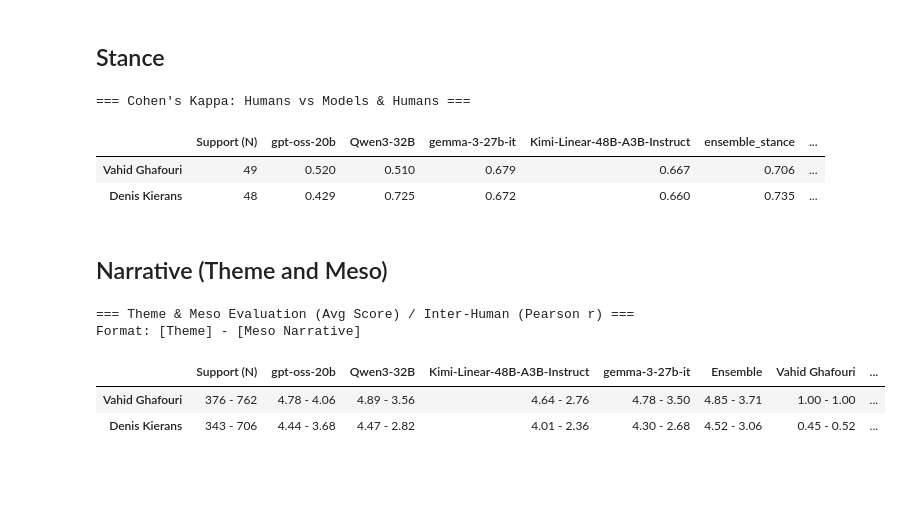
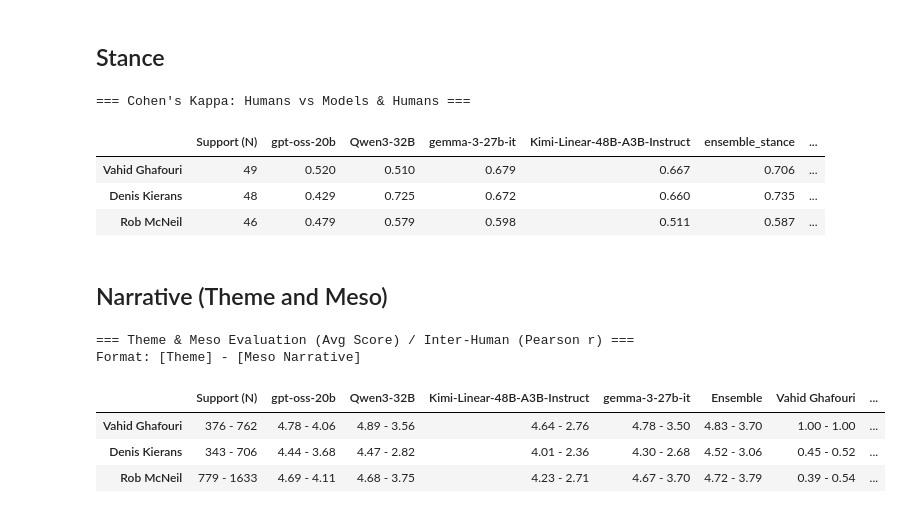
Before and after one commit to oii-seeing-migration/MigNar_FrontEnd_Streamlit, a Jupyter notebook: validation_and_model_comparison.ipynb, the cells around one changed output. Saved outputs shown, nothing was run; the diff lists cells and outputs as text; code cells hidden in the pictures; blank space fills up the shorter version.

```diff
--- a/validation_and_model_comparison.ipynb
+++ b/validation_and_model_comparison.ipynb
@@ -515,7 +515,8 @@ LLM_MODELS = [
     "gpt-oss-20b",
     "Qwen3-32B",
     "gemma-3-27b-it",
-    "Kimi-Linear-48B-A3B-Instruct"
+    "Kimi-Linear-48B-A3B-Instruct",
+    "Ensemble",
 ]
 
 
@@ -639,7 +640,7 @@ meso_slice = meso_df[
     (~meso_df["source_domain"].str.contains("UK Parliament", na=False))
 ].copy()
 
-summary_df, long_df = pro_anti_breakdown_by_model(meso_slice, include_ensemble=False)
+summary_df, long_df = pro_anti_breakdown_by_model(meso_slice, include_ensemble=True)
 
 def article_counts_from_stance(stance_df: pd.DataFrame, meso_slice: pd.DataFrame) -> pd.DataFrame:
     """
@@ -1045,7 +1164,7 @@ load_dotenv()
 DATA_DIR = os.path.expanduser("./data/")
 
 # --- MACROS ---
-INCLUDED_ANNOTATORS = ['Vahid Ghafouri', 'Denis Kierans']
+INCLUDED_ANNOTATORS = ['Vahid Ghafouri', 'Denis Kierans', 'Rob McNeil']
 SOURCE_TABLES_INCLUDED = ['uk_parliament_contributions']#, 'articles']
 # --------------
 
@@ -1135,6 +1254,7 @@ display(unified_df)
 |  | Support (N) | gpt-oss-20b | Qwen3-32B | gemma-3-27b-it | Kimi-Linear-48B-A3B-Instruct | ensemble_stance | ... |
 | Vahid Ghafouri | 49 | 0.520 | 0.510 | 0.679 | 0.667 | 0.706 | ... |
 | Denis Kierans | 48 | 0.429 | 0.725 | 0.672 | 0.660 | 0.735 | ... |
+| Rob McNeil | 46 | 0.479 | 0.579 | 0.598 | 0.511 | 0.587 | ... |
 # %% [markdown]
 ## Narrative (Theme and Meso)
 # %%
@@ -1149,7 +1269,7 @@ load_dotenv()
 DATA_DIR = os.path.expanduser("./data/")
 
 # --- MACROS ---
-INCLUDED_ANNOTATORS = ['Vahid Ghafouri', 'Denis Kierans']
+INCLUDED_ANNOTATORS = ['Vahid Ghafouri', 'Denis Kierans', 'Rob McNeil']
 # --------------
 
 # 1. Load & clean Data
@@ -1227,32 +1347,33 @@ for row_user in users:
         meso_overlap = overlap.drop_duplicates(subset=['article_id', 'model', 'meso_narrative'])
 
         if len(theme_overlap) > 1:
             t_row, t_col = theme_overlap['score_theme_row'], theme_overlap['score_theme_col']
             corr_theme, _ = pearsonr(t_row, t_col) if (t_row.nunique() > 1 and t_col.nunique() > 1) else (np.nan, None)
             str_theme = f"{corr_theme:.2f}" if not np.isnan(corr_theme) else "N/A"
         else:
             str_theme = "-.00"
 
         if len(meso_overlap) > 1:
             m_row, m_col = meso_overlap['score_meso_row'], meso_overlap['score_meso_col']
             corr_meso, _ = pearsonr(m_row, m_col) if (m_row.nunique() > 1 and m_col.nunique() > 1) else (np.nan, None)
             str_meso = f"{corr_meso:.2f}" if not np.isnan(corr_meso) else "N/A"
         else:
             str_meso = "-.00"
 
         if str_theme == "-.00" and str_meso == "-.00":
             unified_df.loc[row_user, col_user] = "- - -"
         else:
             str_theme = str_theme if str_theme != "-.00" else "N/A"
             str_meso  = str_meso if str_meso != "-.00" else "N/A"
             unified_df.loc[row_user, col_user] = f"{str_theme} - {str_meso}"
 
 print("=== Theme & Meso Evaluation (Avg Score) / Inter-Human (Pearson r) ===")
 print("Format: [Theme] - [Meso Narrative]")
 display(unified_df)
 # %% [output]
 === Theme & Meso Evaluation (Avg Score) / Inter-Human (Pearson r) ===
 Format: [Theme] - [Meso Narrative]
 |  | Support (N) | gpt-oss-20b | Qwen3-32B | Kimi-Linear-48B-A3B-Instruct | gemma-3-27b-it | Ensemble | Vahid Ghafouri | ... |
-| Vahid Ghafouri | 376 - 762 | 4.78 - 4.06 | 4.89 - 3.56 | 4.64 - 2.76 | 4.78 - 3.50 | 4.85 - 3.71 | 1.00 - 1.00 | ... |
+| Vahid Ghafouri | 376 - 762 | 4.78 - 4.06 | 4.89 - 3.56 | 4.64 - 2.76 | 4.78 - 3.50 | 4.83 - 3.70 | 1.00 - 1.00 | ... |
 | Denis Kierans | 343 - 706 | 4.44 - 3.68 | 4.47 - 2.82 | 4.01 - 2.36 | 4.30 - 2.68 | 4.52 - 3.06 | 0.45 - 0.52 | ... |
+| Rob McNeil | 779 - 1633 | 4.69 - 4.11 | 4.68 - 3.75 | 4.23 - 2.71 | 4.67 - 3.70 | 4.72 - 3.79 | 0.39 - 0.54 | ... |
```
Also changed, not shown: parts of 5 cells of this notebook, 2 other files.
